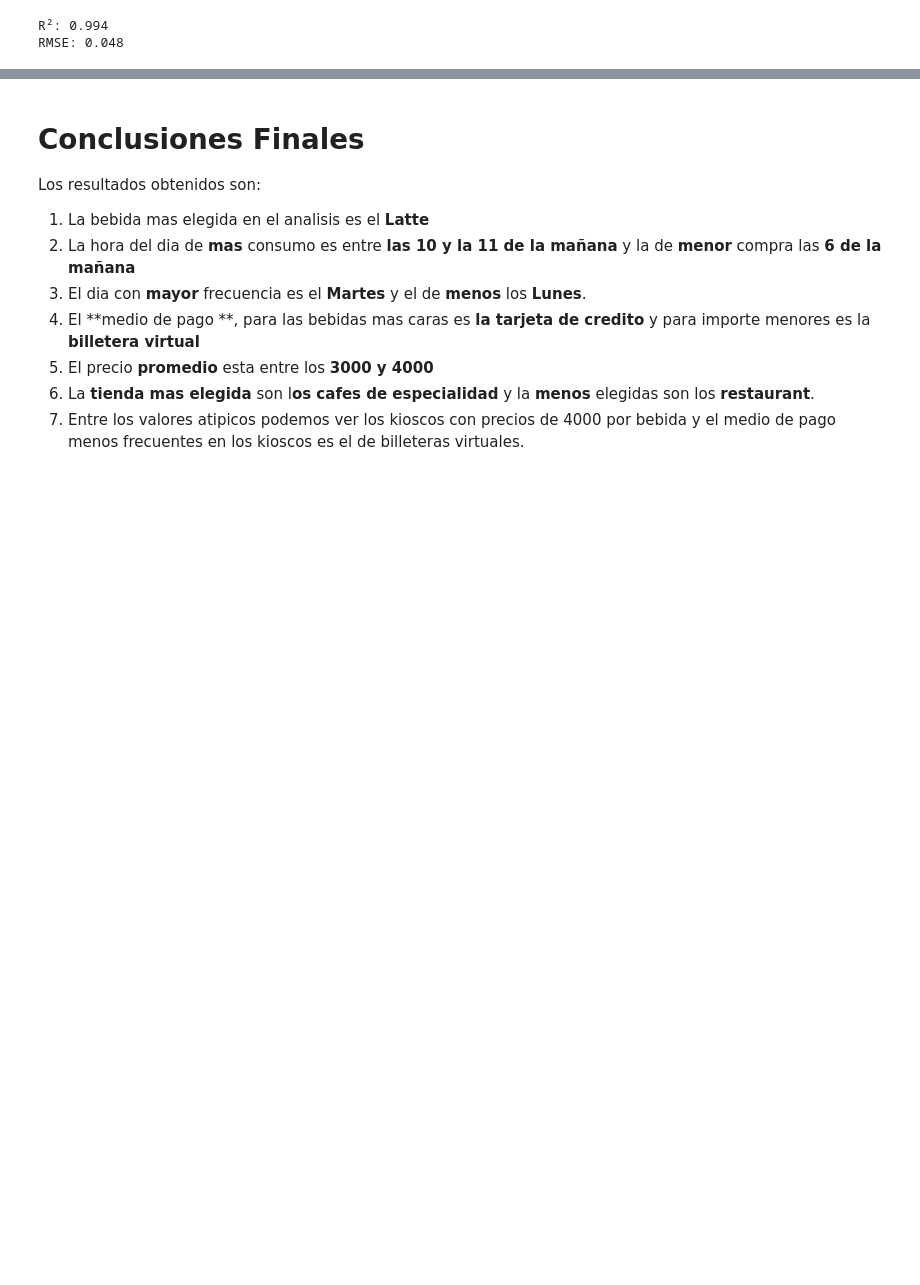
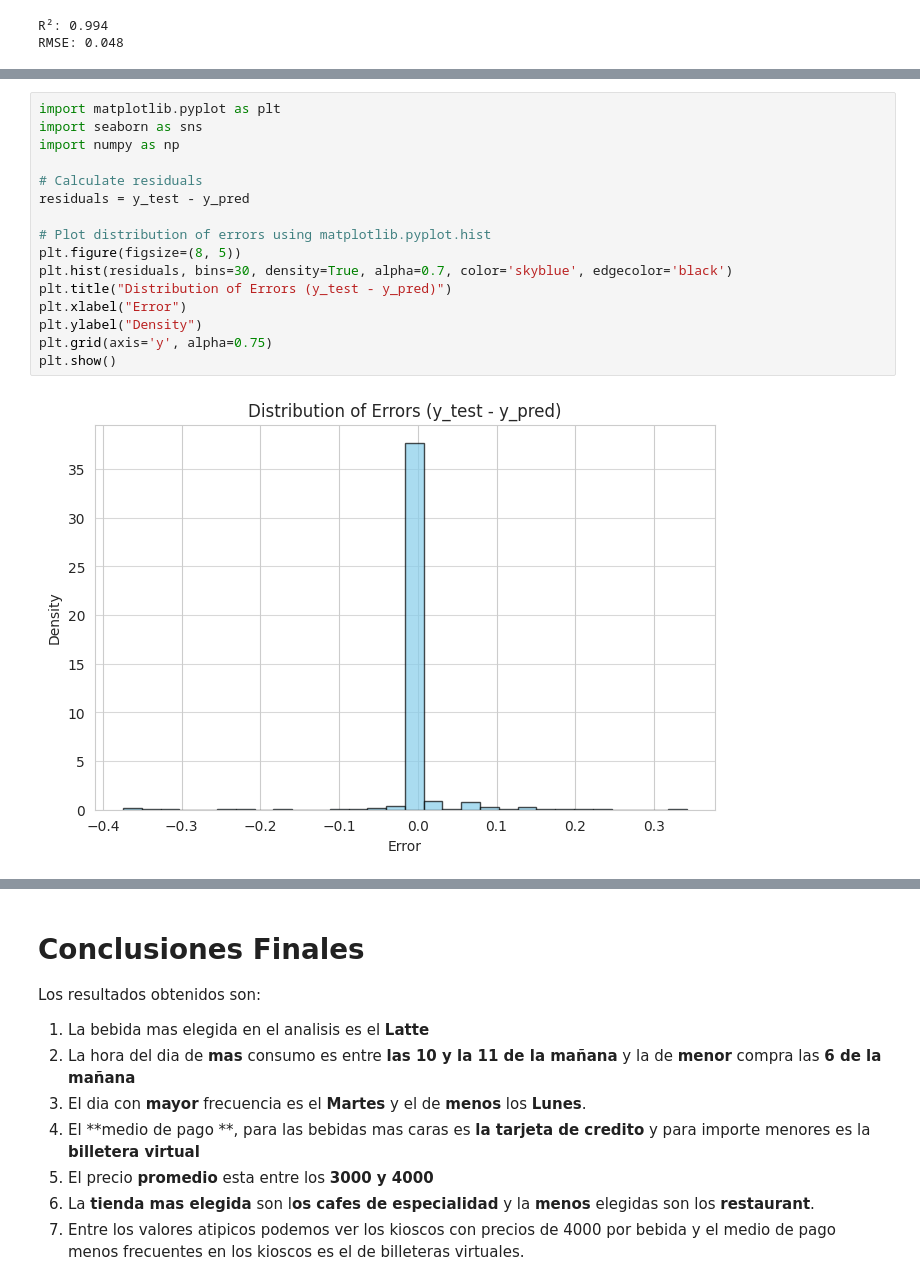
Before and after one commit to estemartinez87-cell/ProyectoConsumodeCafeI-MartinezEstela, a Jupyter notebook: Analisis_del_consumo_del_cafe.ipynb, the cells around one changed output, grey strips where cells are left out. Saved outputs shown, nothing was run; the diff lists cells and outputs as text; blank space fills up the shorter version.

```diff
--- a/Analisis_del_consumo_del_cafe.ipynb
+++ b/Analisis_del_consumo_del_cafe.ipynb
@@ -802,0 +813,18 @@ RMSE: 0.048
+# %%
+import matplotlib.pyplot as plt
+import seaborn as sns
+import numpy as np
+
+# Calculate residuals
+residuals = y_test - y_pred
+
+# Plot distribution of errors using matplotlib.pyplot.hist
+plt.figure(figsize=(8, 5))
+plt.hist(residuals, bins=30, density=True, alpha=0.7, color='skyblue', edgecolor='black')
+plt.title("Distribution of Errors (y_test - y_pred)")
+plt.xlabel("Error")
+plt.ylabel("Density")
+plt.grid(axis='y', alpha=0.75)
+plt.show()
+# %% [output]
+[figure, added]
```
Also changed, not shown: parts of 5 cells of this notebook.
